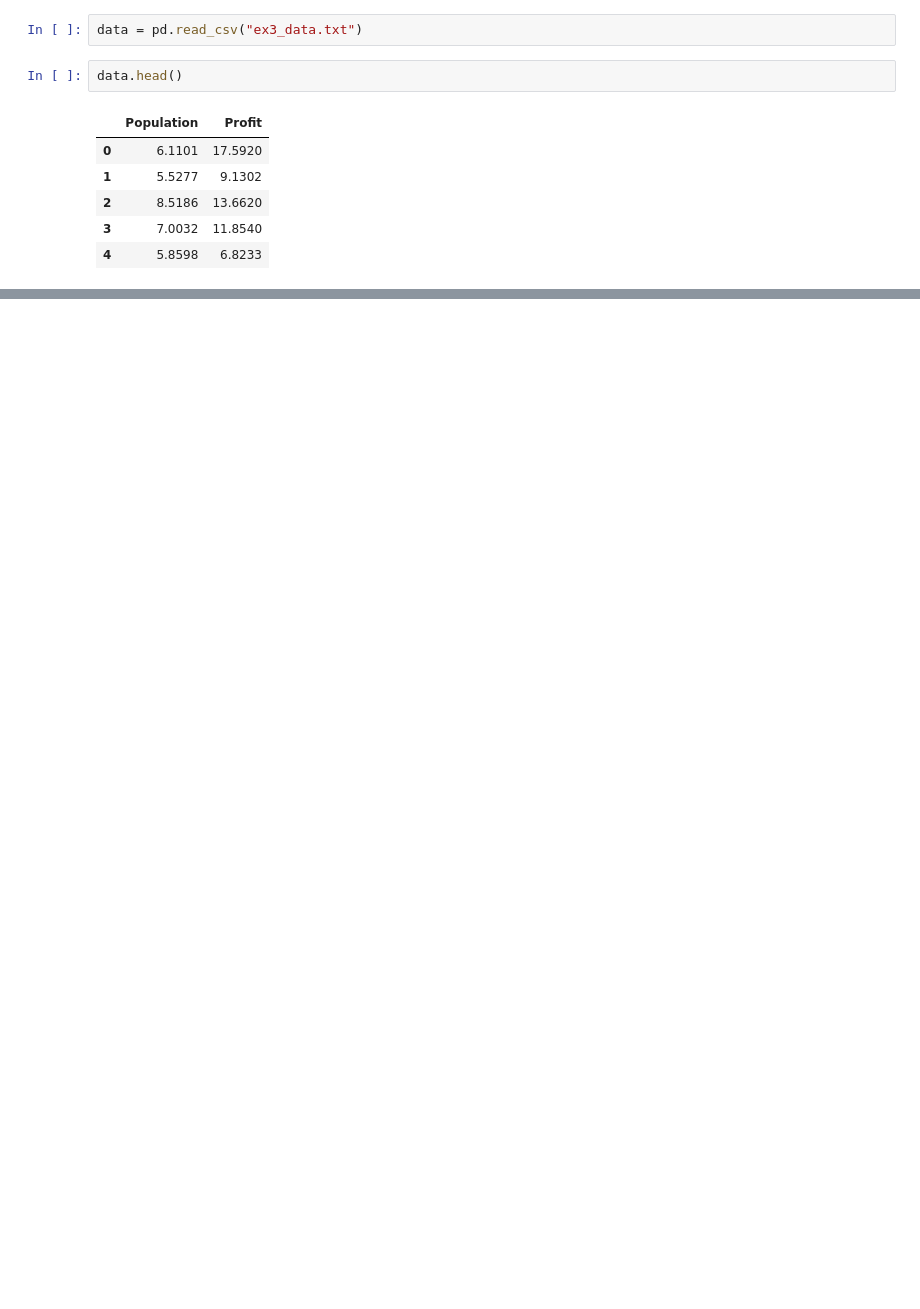
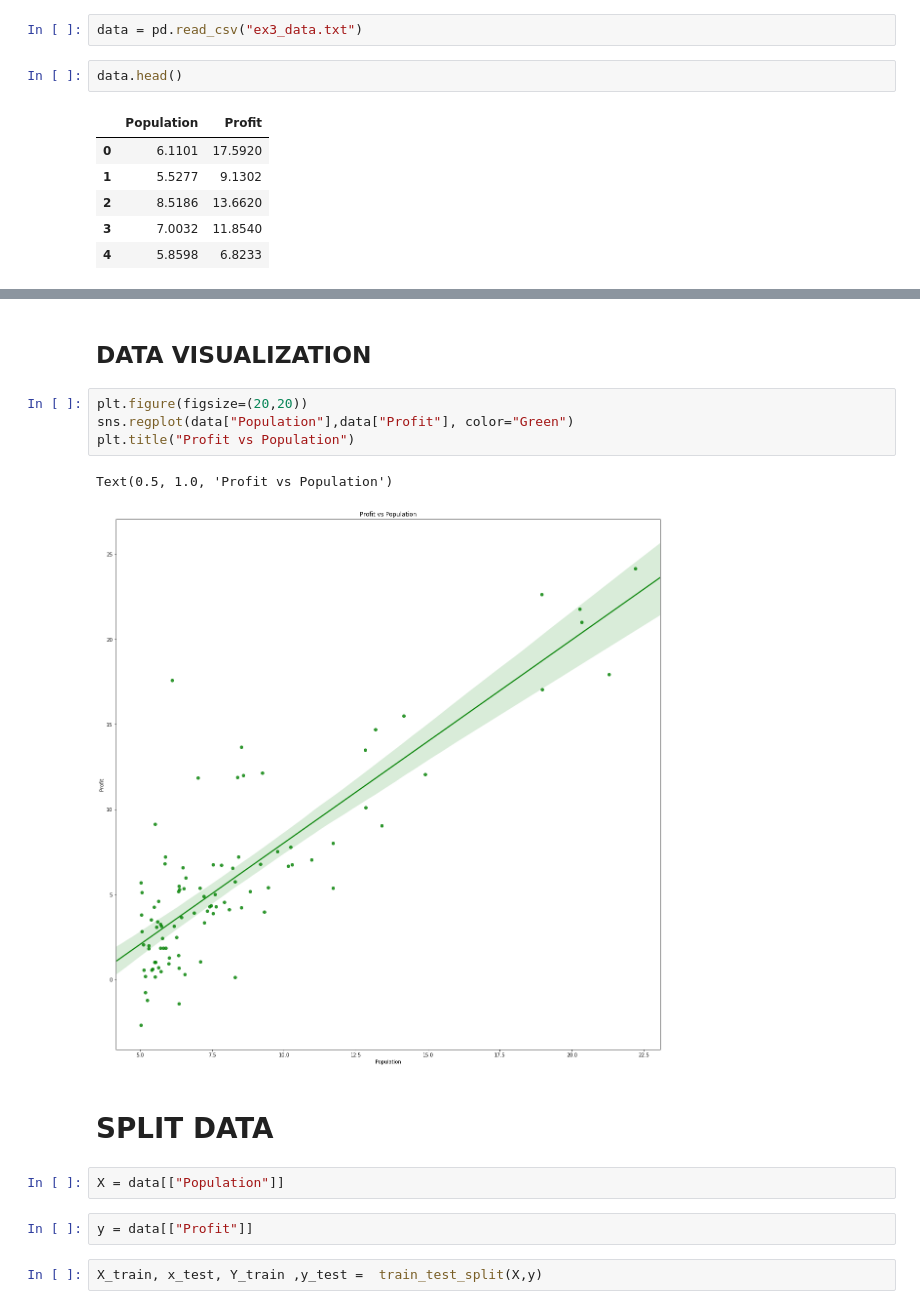
Before and after one commit to ibocerra/DataScience_Statistics-data-analysis_ML_DL_UPTC, a Jupyter notebook: Taller3/Taller3.ipynb, the cells around one changed output, grey strips where cells are left out. Saved outputs shown, nothing was run; the diff lists cells and outputs as text; blank space fills up the shorter version.

```diff
--- a/Taller3/Taller3.ipynb
+++ b/Taller3/Taller3.ipynb
@@ -24,0 +47,17 @@ data.head()
+# %% [markdown]
+## DATA VISUALIZATION
+# %%
+plt.figure(figsize=(20,20))
+sns.regplot(data["Population"],data["Profit"], color="Green")
+plt.title("Profit vs Population")
+# %% [output]
+Text(0.5, 1.0, 'Profit vs Population')
+[figure, added]
+# %% [markdown]
+# SPLIT DATA
+# %%
+X = data[["Population"]]
+# %%
+y = data[["Profit"]]
+# %%
+X_train, x_test, Y_train ,y_test =  train_test_split(X,y)
```
Also changed, not shown: parts of 12 cells of this notebook.
